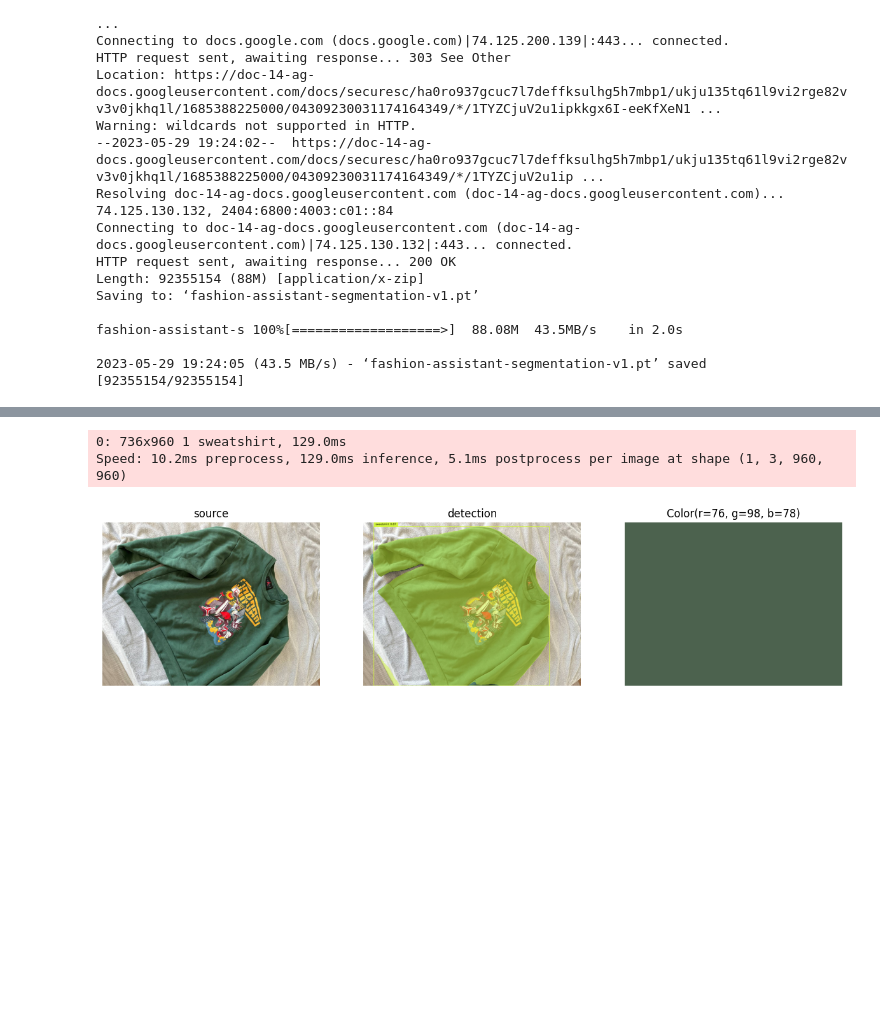
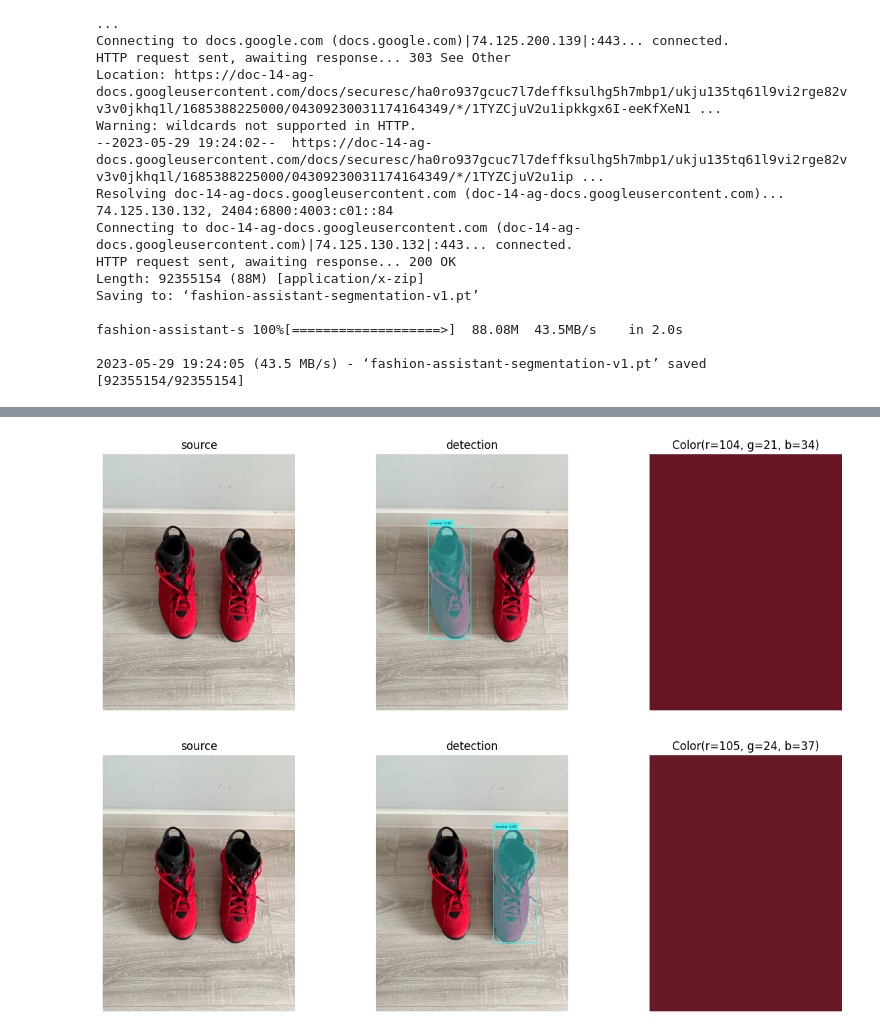
Before and after one commit to SkalskiP/fashion-assistant, a Jupyter notebook: notebooks/fashion_assistant.ipynb, the cells around one changed output, grey strips where cells are left out. Cells and saved outputs as stored; diff of their text form; code cells hidden in the pictures; blank space fills up the shorter version.

Commit message:
update of fashion_assistant.ipynb notebook - segment objects on the frame + extract average color

```diff
--- a/notebooks/fashion_assistant.ipynb
+++ b/notebooks/fashion_assistant.ipynb
@@ -60,3 +110,3 @@ fashion-assistant-s 100%[===================>]  88.08M  43.5MB/s    in 2.0s
 # %%
 YOLO_CHECKPOINT_PATH = f'{HOME}/fashion-assistant-segmentation-v1.pt'
-INPUT_IMAGE_PATH = f'{HOME}/photo_2023-05-29 19.50.58.jpeg'
+INPUT_IMAGE_PATH = f'{HOME}/photo_2023-05-29 19.51.10.jpeg'
@@ -114,48 +118,0 @@ def average_color_under_mask(image: np.array, mask: np.array) -> sv.Color:
-# %%
-import cv2
-import supervision as sv
-
-image = cv2.imread(INPUT_IMAGE_PATH)
-result = model.predict(source=image, conf=0.25)[0]
-detections = from_yolov8(result)
-average_color = average_color_under_mask(image=image, mask=detections.mask[0])
-# %% [output]
-0: 736x960 1 sweatshirt, 129.0ms
-Speed: 10.2ms preprocess, 129.0ms inference, 5.1ms postprocess per image at shape (1, 3, 960, 960)
-# %%
-import numpy as np
-import supervision as sv
-
-image_height, image_width, _ = image.shape
-
-box_annotator = sv.BoxAnnotator()
-mask_annotator = sv.MaskAnnotator()
-
-labels = [
-    f"{model.model.names[class_id]} {confidence:0.2f}"
-    for _, _, confidence, class_id, _
-    in detections
-]
-annotated_frame = box_annotator.annotate(
-    scene=image.copy(),
-    detections=detections,
-    labels=labels
-)
-annotated_frame = mask_annotator.annotate(
-    scene=annotated_frame,
-    detections=detections
-)
-
-average_color_vizualization = np.zeros_like(image)
-average_color_vizualization = sv.draw_filled_rectangle(
-    scene=average_color_vizualization,
-    rect=sv.Rect(x=0, y=0, width=image_width, height=image_height),
-    color=average_color
-)
-
-images = [image, annotated_frame, average_color_vizualization]
-titles = ['source', 'detection', str(average_color)]
-
-sv.plot_images_grid(images, grid_size=(1, 3), titles=titles, size=(15, 5))
-# %% [output]
-[figure, removed]
@@ -161,0 +181,22 @@ sv.plot_images_grid(images, grid_size=(1, 3), titles=titles, size=(15, 5))
+# %%
+feature_annotator = FeaturesAnnotator(class_names=model.model.names)
+
+image = cv2.imread(INPUT_IMAGE_PATH)
+detections, average_colors = extract_features(model=model, image=image)
+
+for index in range(len(detections)):
+    detection_vizualization = feature_annotator.visualiza_detection(
+        image=image,
+        detections=detections,
+        index=index
+    )
+    average_color_vizualization = feature_annotator.visualiza_average_color(
+        image=image,
+        color=average_colors[index]
+    )
+    images = [image, detection_vizualization, average_color_vizualization]
+    titles = ['source', 'detection', str(average_colors[index])]
+    sv.plot_images_grid(images, grid_size=(1, 3), titles=titles, size=(15, 5))
+# %% [output]
+[figure, added]
+[figure, added]
```
Also changed, not shown: parts of 7 cells of this notebook.
